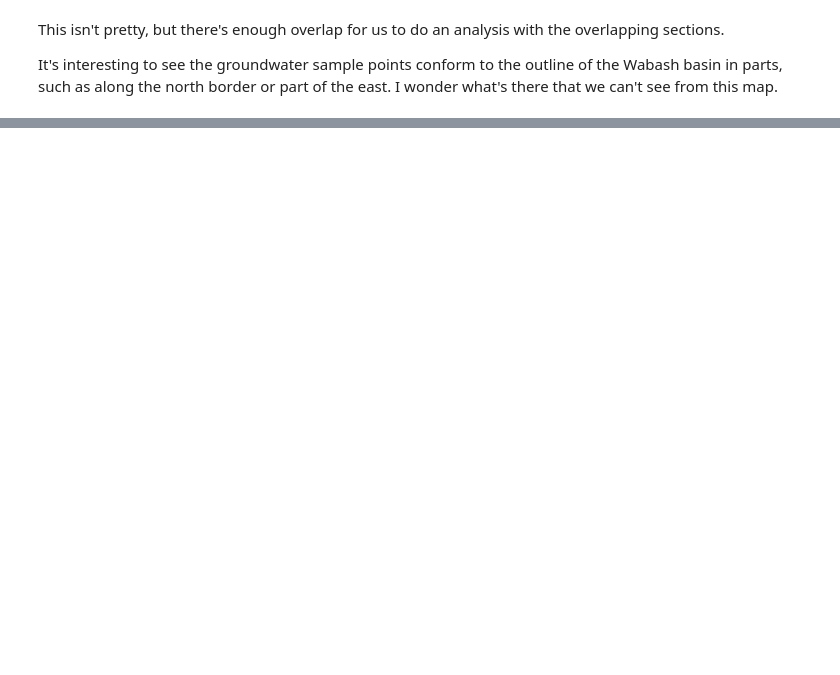
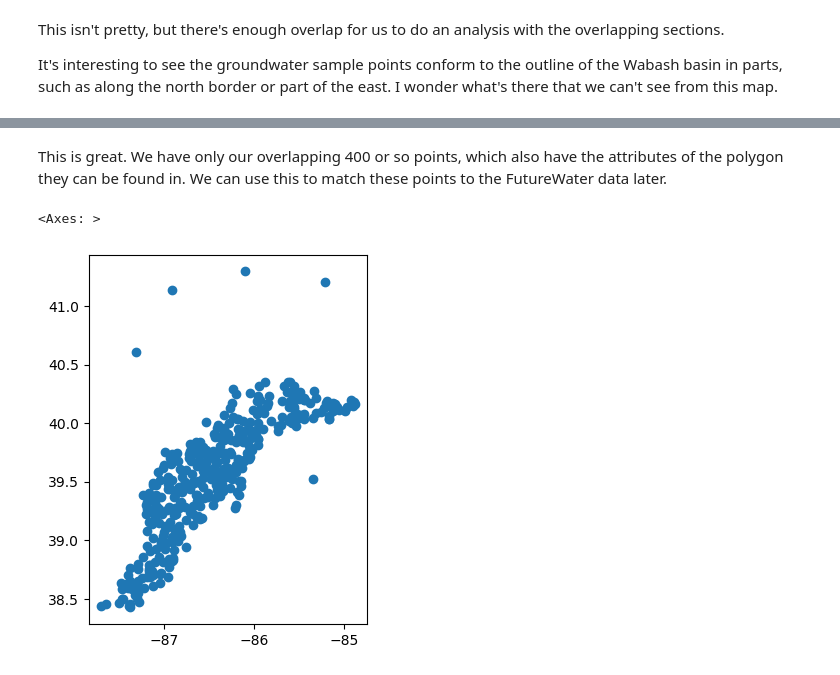
Before and after one commit to cookjan/G690_jcc, a Jupyter notebook: research_project/IDNR_GW.ipynb, the cells around one changed output, grey strips where cells are left out. Cells and saved outputs as stored; diff of their text form; code cells hidden in the pictures; blank space fills up the shorter version.

```diff
--- a/research_project/IDNR_GW.ipynb
+++ b/research_project/IDNR_GW.ipynb
@@ -134,2 +250,8 @@ It's interesting to see the groundwater sample points conform to the outline of
+# %% [markdown]
+This is great. We have only our overlapping 400 or so points, which also have the attributes of the polygon they can be found in. We can use this to match these points to the FutureWater data later.
 # %%
 #interpolate geochemical parameters
+HUC_gdf_clipped.plot()
+# %% [output]
+<Axes: >
+[figure, added]
```
Also changed, not shown: parts of 12 cells of this notebook, 2 other files.
